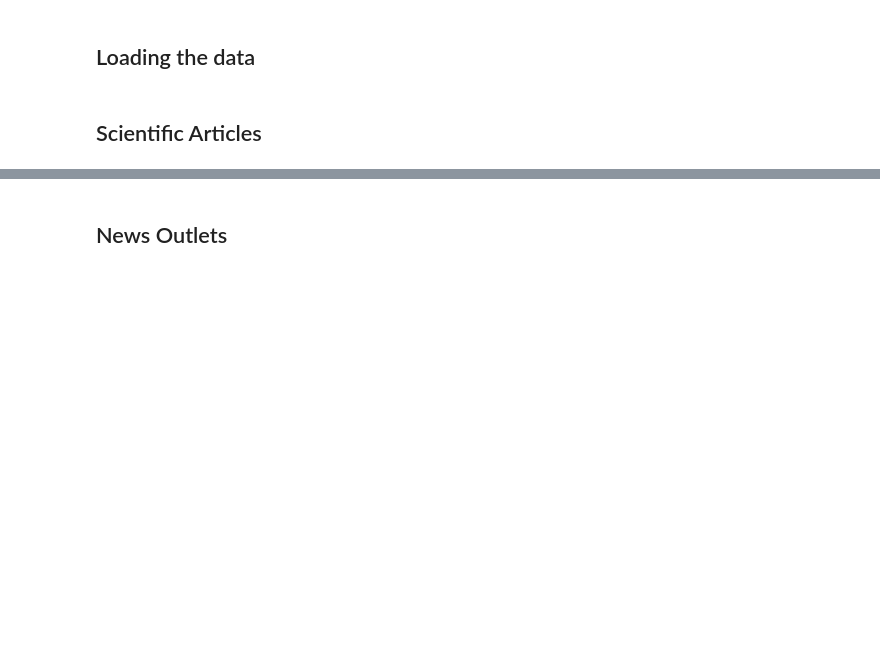
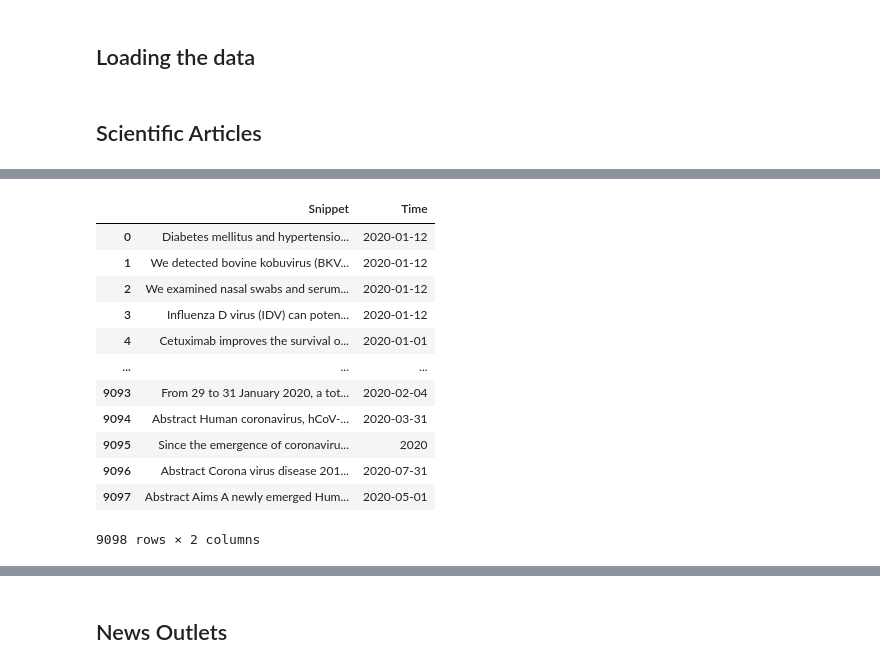
Before and after one commit to ek0212/COVID-19-Data-Analysis, a Jupyter notebook: Project/Math 189Z Project.ipynb, the cells around one changed output, grey strips where cells are left out. Saved outputs shown, nothing was run; the diff lists cells and outputs as text; code cells hidden in the pictures; blank space fills up the shorter version.

```diff
--- a/Project/Math 189Z Project.ipynb
+++ b/Project/Math 189Z Project.ipynb
@@ -10,3 +11,15 @@ import matplotlib.pyplot as plt
 ## Loading the data
 # %% [markdown]
 ## Scientific Articles
+# %%
+frame = pd.read_csv('.\Scientific Articles Data/metadata.csv')
+data = pd.DataFrame(columns = ['Time', 'Snippet'])
+
+data['Snippet'] = frame['abstract']
+data['Time'] = frame['publish_time']
+#data.dropna(inplace=True)
+
+data.dropna()
+df.reset_index(drop=True)
+
+data.head()
@@ -12,0 +84,26 @@ import matplotlib.pyplot as plt
+# %%
+LastYwithDate = listFrames[20]
+
+
+counter = 2000
+for frame in listFrames:
+    frame = frame['Snippet']
+    #print("Number of papers:", str(len(frame)), "Year:", str(counter))
+    counter += 1
+
+LastYwithDate.dropna(inplace=True)
+LastYwithDate.reset_index(drop=True)
+# %% [output]
+|  | Snippet | Time |
+| 0 | Diabetes mellitus and hypertensio... | 2020-01-12 |
+| 1 | We detected bovine kobuvirus (BKV... | 2020-01-12 |
+| 2 | We examined nasal swabs and serum... | 2020-01-12 |
+| 3 | Influenza D virus (IDV) can poten... | 2020-01-12 |
+| 4 | Cetuximab improves the survival o... | 2020-01-01 |
+| ... | ... | ... |
+| 9093 | From 29 to 31 January 2020, a tot... | 2020-02-04 |
+| 9094 | Abstract Human coronavirus, hCoV-... | 2020-03-31 |
+| 9095 | Since the emergence of coronaviru... | 2020 |
+| 9096 | Abstract Corona virus disease 201... | 2020-07-31 |
+| 9097 | Abstract Aims A newly emerged Hum... | 2020-05-01 |
+9098 rows × 2 columns
```
Also changed, not shown: parts of 6 cells of this notebook, 1 other file.
